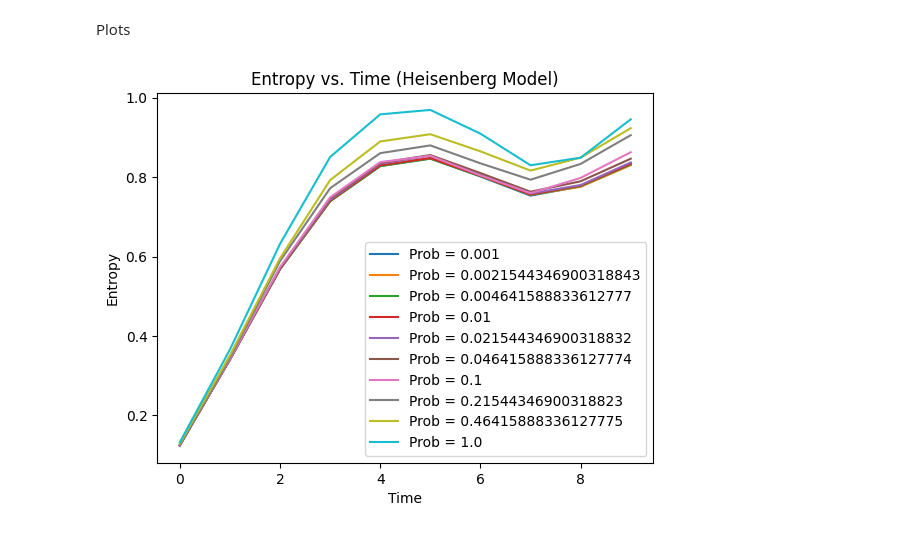
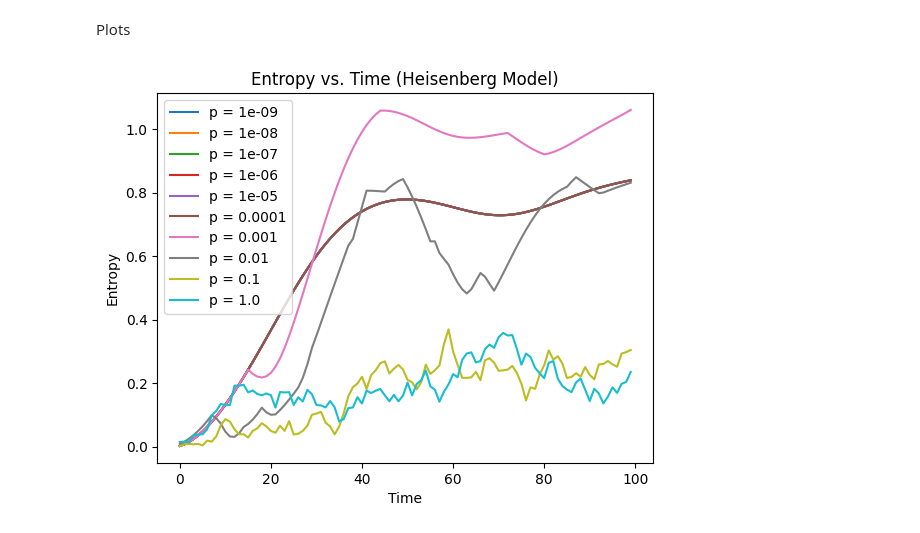
Before and after one commit to aaronleesander/QHack2023, a Jupyter notebook: experiments/entropy_analysis.ipynb, the cells around one changed output. Drawn from its saved outputs; the diff is of its cells as text; code cells hidden in the pictures.

```diff
--- a/experiments/entropy_analysis.ipynb
+++ b/experiments/entropy_analysis.ipynb
@@ -12,20 +12,19 @@ Parameters Definition
 wires = 5
 couplings = {"J_xx": 1, "J_yy": 2, "J_zz": 1, "h": 0.5}
 T = 1
-depth = 10
+depth = 100
 
-noise_probability_list = np.logspace(-3, 0, 10)
-noise_strength = 0.01
+p_list = np.logspace(-9, 0, 10)
 # %% [markdown]
 Runtime Calculations
 # %%
 entropies_list = []
-for noise_probability in noise_probability_list:
-    entropies = calculate_heisenberg_entropy_vs_time('lightning.qubit', wires, couplings, T, depth, noise_probability, noise_strength)
+for p in p_list:
+    entropies = calculate_heisenberg_entropy_vs_time('lightning.qubit', wires, couplings, T, depth, p)
     entropies_list.append(entropies)
 # %% [markdown]
 Plots
 # %%
-plot_entropies_vs_time(entropies_list, noise_probability_list)
+plot_entropies_vs_time(entropies_list, p_list)
 # %% [output]
-[figure, old version]
+[figure, new version]
```
Also changed, not shown: 7 other files.
